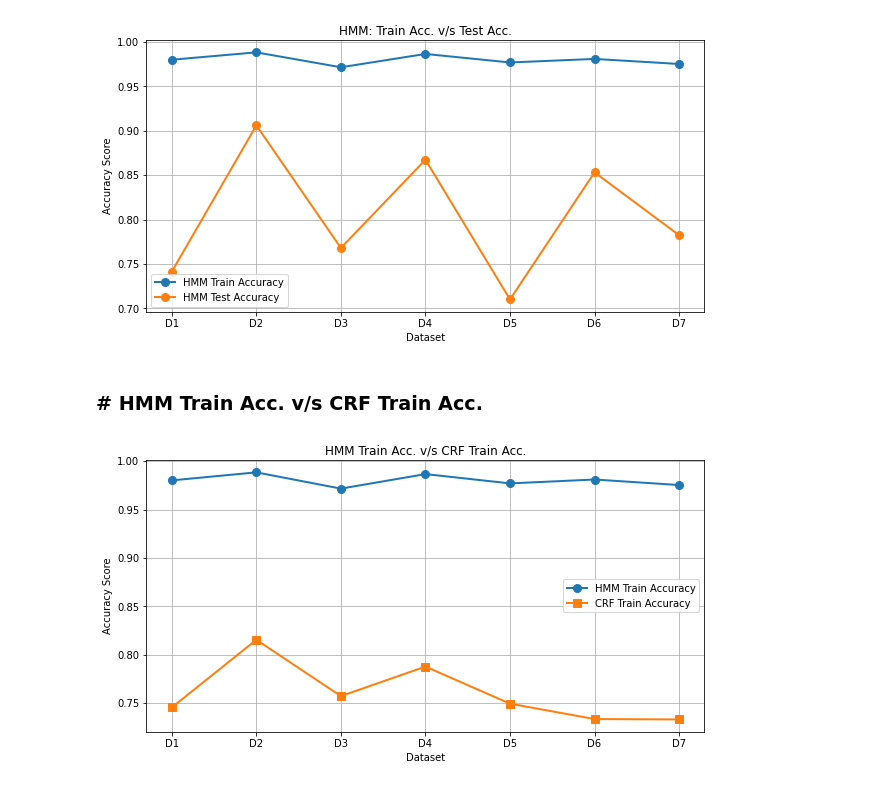
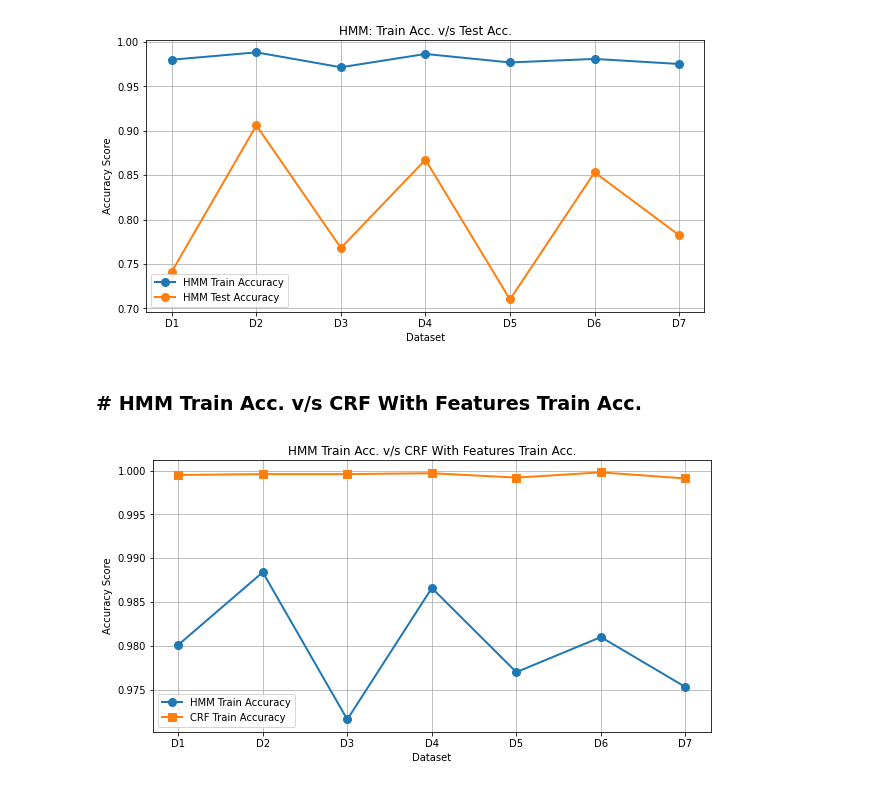
Before and after one commit to gusai184/POS-Tagger, a Jupyter notebook: POS_tagger_CRF.ipynb, the cells around one changed output. Drawn from its saved outputs; the diff is of its cells as text; code cells hidden in the pictures.

```diff
--- a/POS_tagger_CRF.ipynb
+++ b/POS_tagger_CRF.ipynb
@@ -143,8 +181,11 @@ accuracy score : 0.7876
 # %%
 dataset = ["D1", "D2", "D3", "D4", "D5", "D6", "D7"]
 
-train_acc_crf = [0.7455, 0.8154, 0.7572, 0.7877, 0.7494, 0.7335, 0.7331]
-test_acc_crf = [0.7217, 0.7876, 0.7016, 0.7527, 0.7235, 0.7088, 0.7089]
+train_acc_crf_wof = [0.7455, 0.8154, 0.7572, 0.7877, 0.7494, 0.7335, 0.7331]
+test_acc_crf_wof = [0.7217, 0.7876, 0.7016, 0.7527, 0.7235, 0.7088, 0.7089]
+
+train_acc_crf_wf = [0.9995, 0.9996, 0.9996, 0.9997, 0.9992, 0.9998, 0.9991]
+test_acc_crf_wf = [0.8962, 0.9502, 0.8841, 0.9141, 0.8747, 0.9093, 0.9064]
 
 train_acc_hmm = [0.9801, 0.9884, 0.9716, 0.9866, 0.9770, 0.9810, 0.9753]
 test_acc_hmm = [0.7413, 0.9061, 0.7680, 0.8674, 0.7100, 0.8532, 0.7824]
@@ -177,17 +234,17 @@ plt.show()
 # %% [output]
 [figure]
 # %% [markdown]
-### # HMM Train Acc. v/s CRF Train Acc.
+### # HMM Train Acc. v/s CRF With Features Train Acc.
 # %%
 plt.figure(figsize=(10, 5))
 plt.plot(dataset, train_acc_hmm, label = "HMM Train Accuracy", linewidth = 2, marker = 'o', markersize = 8)
-plt.plot(dataset, train_acc_crf, label = "CRF Train Accuracy", linewidth = 2, marker = 's', markersize = 8)
-plt.title('HMM Train Acc. v/s CRF Train Acc.')
+plt.plot(dataset, train_acc_crf_wf, label = "CRF Train Accuracy", linewidth = 2, marker = 's', markersize = 8)
+plt.title('HMM Train Acc. v/s CRF With Features Train Acc.')
 plt.xlabel("Dataset")
 plt.ylabel("Accuracy Score")
 plt.legend()
 plt.grid()
 plt.show()
 # %% [output]
-[figure, old version]
+[figure, new version]
 # %% [markdown]
```
Also changed, not shown: parts of 13 cells of this notebook.
